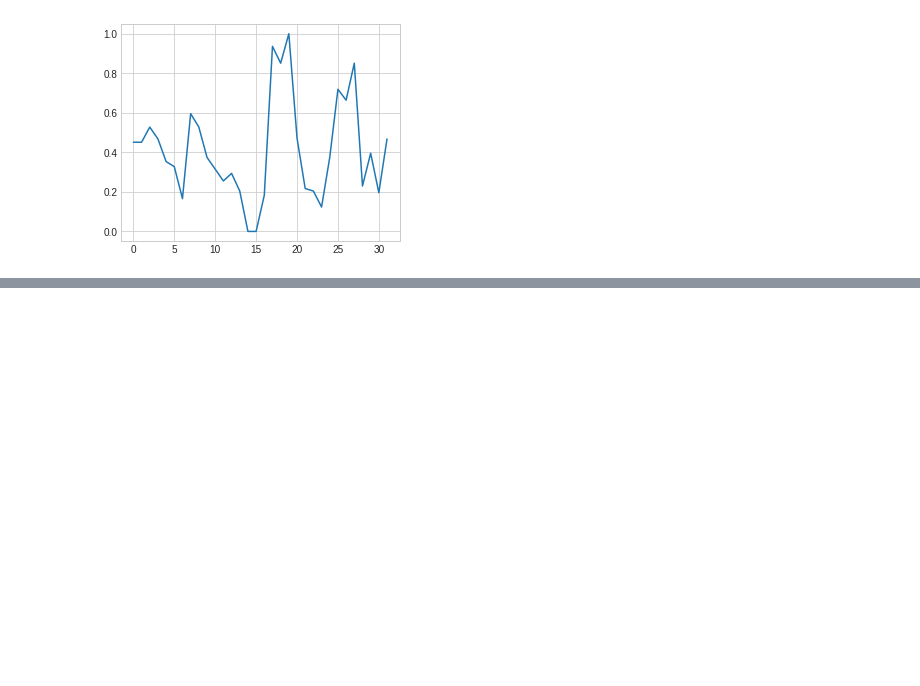
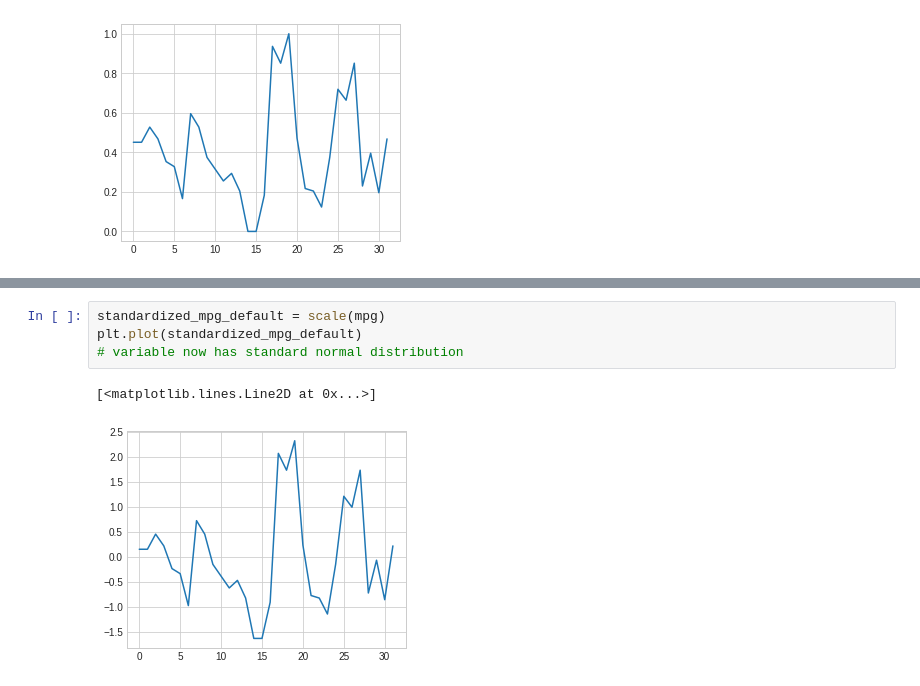
Before and after one commit to gofr1/jupyter-learning, a Jupyter notebook: data-science-basics/03-basic-math-and-statistics/r-transforming-dataset-distributions.ipynb, the cells around one changed output, grey strips where cells are left out. Drawn from its saved outputs; the diff is of its cells as text; blank space fills up the shorter version.

Commit message:
Scale your features

```diff
--- a/data-science-basics/03-basic-math-and-statistics/r-transforming-dataset-distributions.ipynb
+++ b/data-science-basics/03-basic-math-and-statistics/r-transforming-dataset-distributions.ipynb
@@ -78,0 +87,7 @@ plt.plot(scaled_mpg_2)
+# %%
+standardized_mpg_default = scale(mpg)
+plt.plot(standardized_mpg_default)
+# variable now has standard normal distribution
+# %% [output]
+[<matplotlib.lines.Line2D at 0x...>]
+[figure, added]
```
Also changed, not shown: parts of 2 cells of this notebook.
